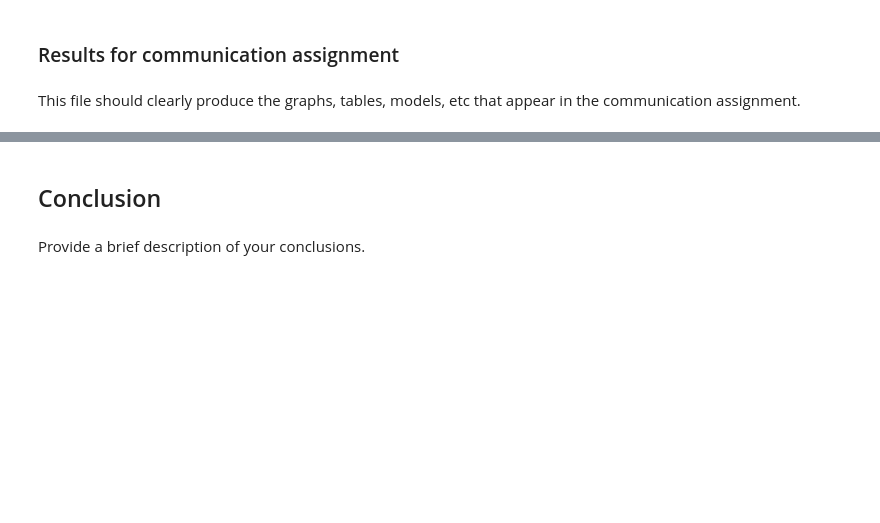
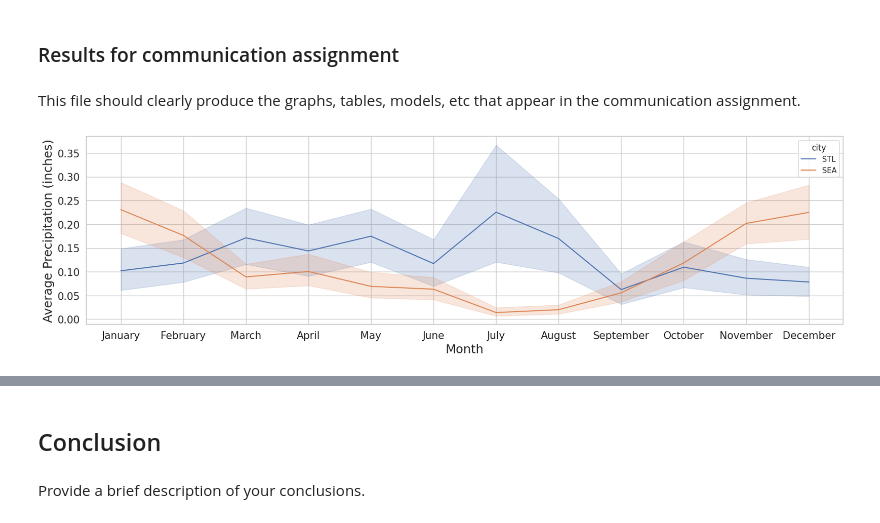
Before and after one commit to hopecrosier/Seattle-Weather, a Jupyter notebook: Notebooks/Data_Analysis.ipynb, the cells around one changed output, grey strips where cells are left out. Cells and saved outputs as stored; diff of their text form; code cells hidden in the pictures; blank space fills up the shorter version.

```diff
--- a/Notebooks/Data_Analysis.ipynb
+++ b/Notebooks/Data_Analysis.ipynb
@@ -199,3 +199,12 @@ On a yearly basis, we can still see that Seattle has more outliers. This also te
 ### Results for communication assignment
 # %% [markdown]
 This file should clearly produce the graphs, tables, models, etc that appear in the communication assignment.
+# %%
+plt.figure(figsize=(20,5))
+sns.lineplot(data = df, x = 'month', y = 'precipitation', hue = 'city')
+plt.xlabel('Month', fontsize = 18)
+plt.ylabel('Average Precipitation (inches)', fontsize = 18)
+plt.xticks([1, 2, 3, 4, 5, 6, 7, 8, 9, 10, 11, 12], ['January', 'February', 'March', 'April', 'May', 'June', 'July', 'August', 'September', 'October', 'November', 'December'])
+plt.tick_params(labelsize = 15);
+# %% [output]
+[figure, added]
```
Also changed, not shown: parts of 14 cells of this notebook.
